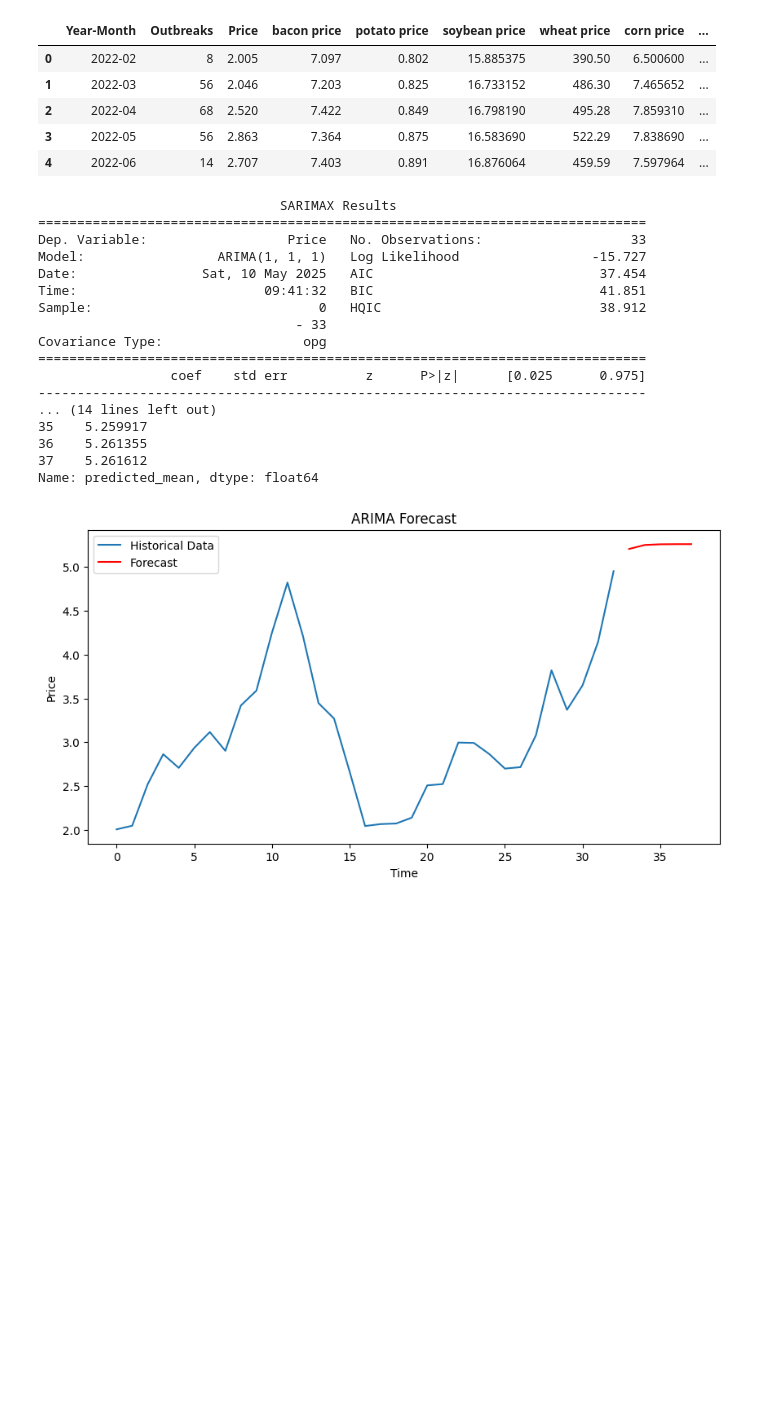
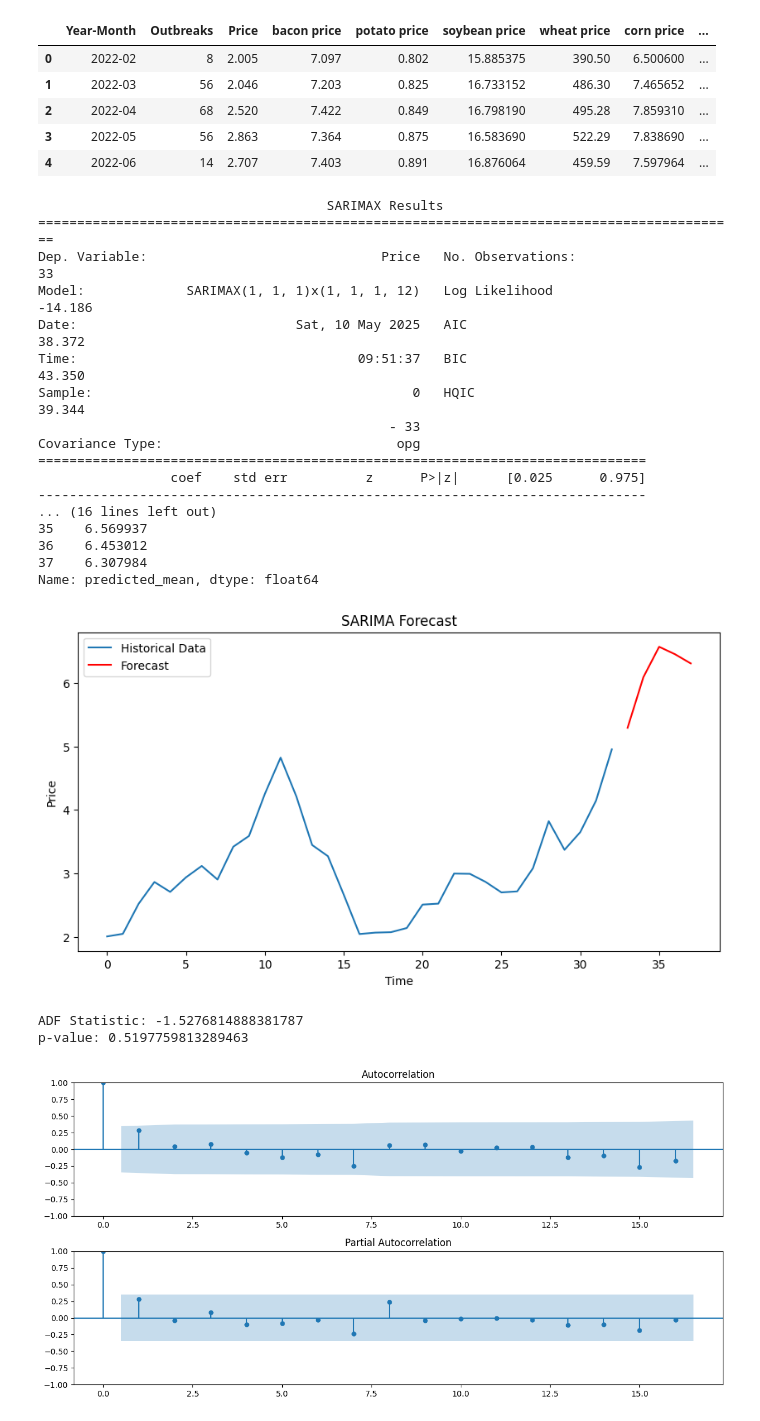
Before and after one commit to xeniachen-01/142a-eggs, a Jupyter notebook: sarima.ipynb, the cells around one changed output. Drawn from its saved outputs; the diff is of its cells as text; code cells hidden in the pictures; blank space fills up the shorter version.

Commit message:
added sarmina model

```diff
--- a/arima.ipynb
+++ b/sarima.ipynb
@@ -13,43 +13,57 @@ df.head()
 | 3 | 2022-05 | 56 | 2.863 | 7.364 | 0.875 | 16.583690 | 522.29 | 7.838690 | ... |
 | 4 | 2022-06 | 14 | 2.707 | 7.403 | 0.891 | 16.876064 | 459.59 | 7.597964 | ... |
 # %%
-# Build an ARIMA model
-from statsmodels.tsa.arima.model import ARIMA
-model = ARIMA(df['Price'], order=(1, 1, 1))  # Adjust the order as needed
-# order (number of lagged observations (past y) used as predictors,
-# number of times data is differenced to make it stationary,
-# number of MA terms (number of lagged forecast errors))
-model_fit = model.fit()
+# train and fine tune a SARIMA model
+from statsmodels.tsa.statespace.sarimax import SARIMAX
+import matplotlib.pyplot as plt
+from statsmodels.tsa.stattools import adfuller
+from statsmodels.graphics.tsaplots import plot_acf, plot_pacf
+model = SARIMAX(df['Price'], order=(1, 1, 1), seasonal_order=(1, 1, 1, 12))  # Adjust the order as needed
+model_fit = model.fit(disp=False)
 print(model_fit.summary())
 # Forecast the next 5 time steps
 forecast = model_fit.forecast(steps=5)
 print(forecast)
 # Plot the forecast
-import matplotlib.pyplot as plt
 plt.figure(figsize=(10, 5))
 plt.plot(df['Price'], label='Historical Data')
 plt.plot(range(len(df), len(df) + 5), forecast, label='Forecast', color='red')
-plt.title('ARIMA Forecast')
+plt.title('SARIMA Forecast')
 plt.xlabel('Time')
 plt.ylabel('Price')
 plt.legend()
 plt.show()
+
+# use adf to test for stationarity
+result = adfuller(df['Price'])
+print(f'ADF Statistic: {result[0]}')
+print(f'p-value: {result[1]}')
+
+# Plot ACF and PACF
+fig, ax = plt.subplots(2, 1, figsize=(12, 6))
+plot_acf(df['Price'].diff().dropna(), lags=16, ax=ax[0])
+plot_pacf(df['Price'].diff().dropna(), lags=16, ax=ax[1])
+plt.tight_layout()
+plt.show()
 # %% [output]
-                               SARIMAX Results
-==============================================================================
-Dep. Variable:                  Price   No. Observations:                   33
-Model:                 ARIMA(1, 1, 1)   Log Likelihood                 -15.727
-Date:                Sat, 10 May 2025   AIC                             37.454
-Time:                        09:41:32   BIC                             41.851
-Sample:                             0   HQIC                            38.912
-                                 - 33
-Covariance Type:                  opg
+                                     SARIMAX Results
+==========================================================================================
+Dep. Variable:                              Price   No. Observations:                   33
+Model:             SARIMAX(1, 1, 1)x(1, 1, 1, 12)   Log Likelihood                 -14.186
+Date:                            Sat, 10 May 2025   AIC                             38.372
+Time:                                    09:51:37   BIC                             43.350
+Sample:                                         0   HQIC                            39.344
+                                             - 33
+Covariance Type:                              opg
 ==============================================================================
                  coef    std err          z      P>|z|      [0.025      0.975]
 ------------------------------------------------------------------------------
-... (14 lines left out)
-35    5.259917
-36    5.261355
-37    5.261612
+... (16 lines left out)
+35    6.569937
+36    6.453012
+37    6.307984
 Name: predicted_mean, dtype: float64
-[figure, old version]
+[figure, new version]
+ADF Statistic: -1.5276814888381787
+p-value: 0.5197759813289463
+[figure, added]
```
Also changed, not shown: parts of 4 cells of this notebook, 2 other files.
